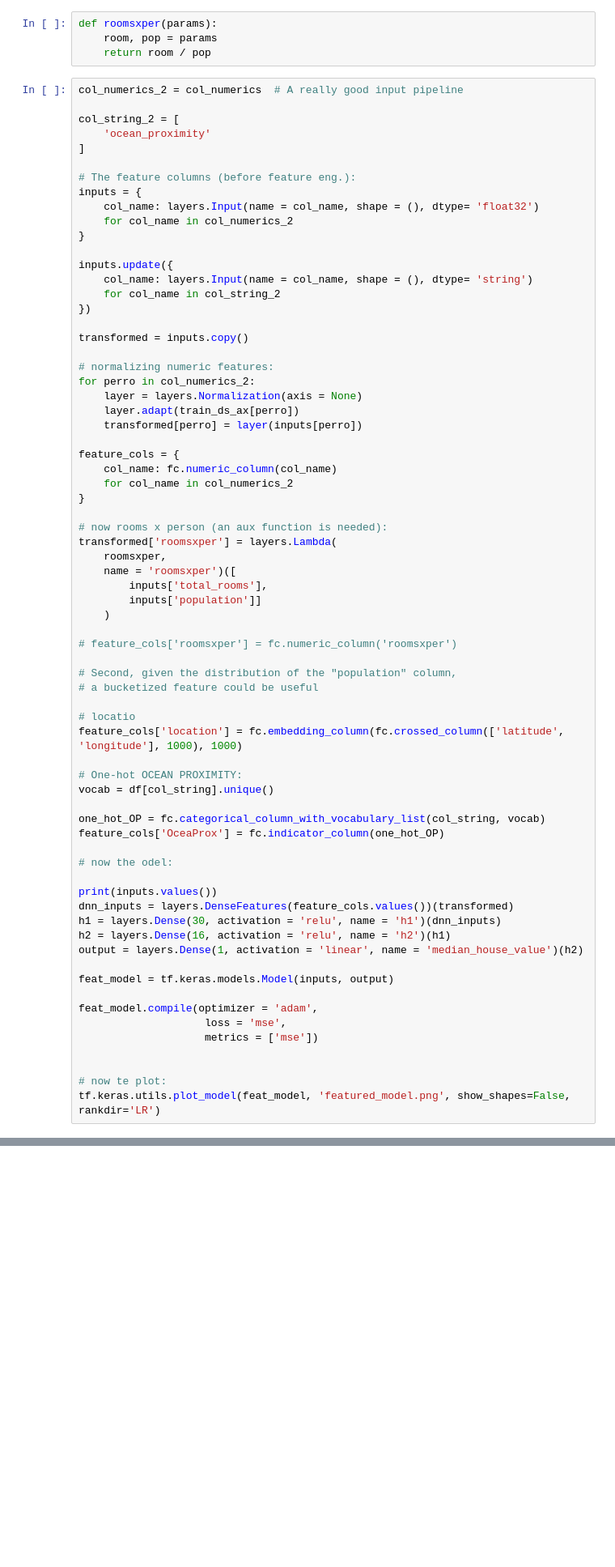
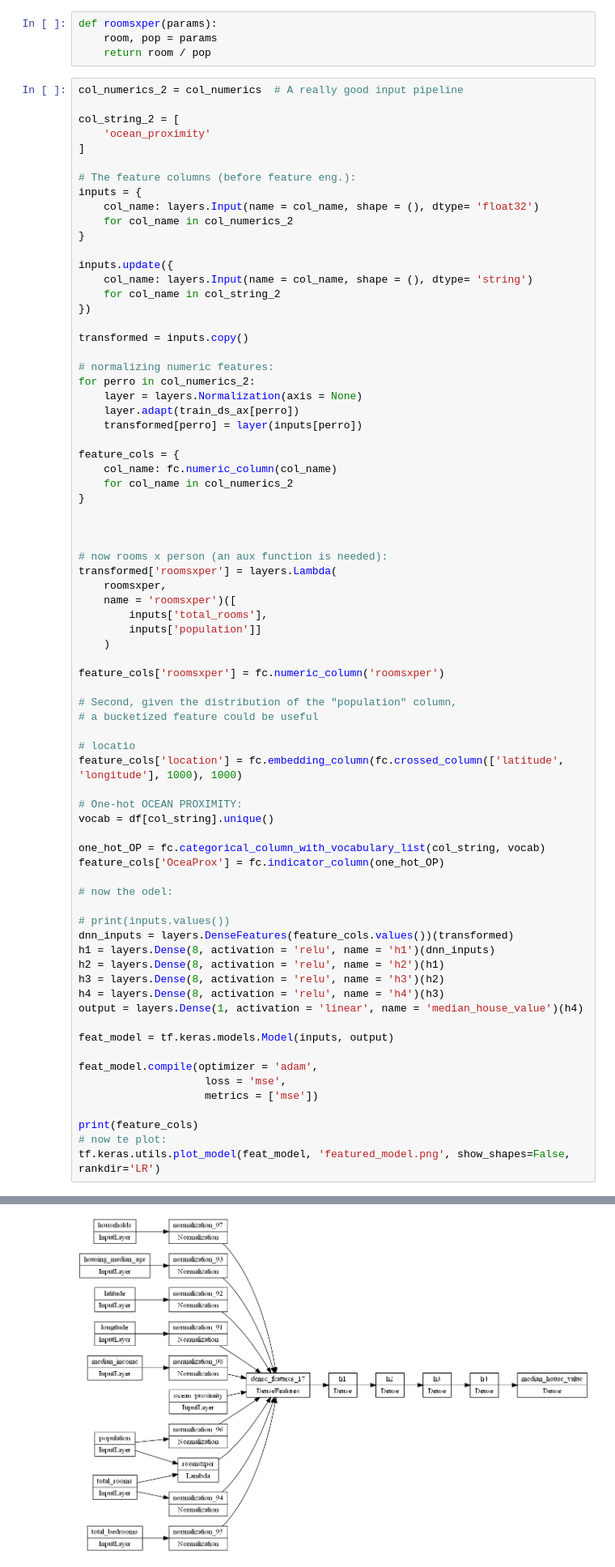
Before and after one commit to loaspra/feature-eng-tf, a Jupyter notebook: house_pricing.ipynb, the cells around one changed output, grey strips where cells are left out. Shown at 81% size. Drawn from its saved outputs; the diff is of its cells as text; blank space fills up the shorter version.

```diff
--- a/house_pricing.ipynb
+++ b/house_pricing.ipynb
@@ -255,6 +255,8 @@ feature_cols = {
     for col_name in col_numerics_2
 }
 
+
+
 # now rooms x person (an aux function is needed):
 transformed['roomsxper'] = layers.Lambda(
     roomsxper,
@@ -263,7 +265,7 @@ transformed['roomsxper'] = layers.Lambda(
         inputs['population']]
     )
 
-# feature_cols['roomsxper'] = fc.numeric_column('roomsxper')
+feature_cols['roomsxper'] = fc.numeric_column('roomsxper')
 
 # Second, given the distribution of the "population" column,
 # a bucketized feature could be useful
@@ -279,11 +281,13 @@ feature_cols['OceaProx'] = fc.indicator_column(one_hot_OP)
 
 # now the odel:
 
-print(inputs.values())
+# print(inputs.values())
 dnn_inputs = layers.DenseFeatures(feature_cols.values())(transformed)
-h1 = layers.Dense(30, activation = 'relu', name = 'h1')(dnn_inputs)
-h2 = layers.Dense(16, activation = 'relu', name = 'h2')(h1)
-output = layers.Dense(1, activation = 'linear', name = 'median_house_value')(h2)
+h1 = layers.Dense(8, activation = 'relu', name = 'h1')(dnn_inputs)
+h2 = layers.Dense(8, activation = 'relu', name = 'h2')(h1)
+h3 = layers.Dense(8, activation = 'relu', name = 'h3')(h2)
+h4 = layers.Dense(8, activation = 'relu', name = 'h4')(h3)
+output = layers.Dense(1, activation = 'linear', name = 'median_house_value')(h4)
 
 feat_model = tf.keras.models.Model(inputs, output)
 
@@ -291,7 +295,7 @@ feat_model.compile(optimizer = 'adam',
                     loss = 'mse',
                     metrics = ['mse'])
 
-
+print(feature_cols)
 # now te plot:
 tf.keras.utils.plot_model(feat_model, 'featured_model.png', show_shapes=False, rankdir='LR')
 # %% [output]
@@ -300,3 +303,4 @@ You must install pydot (`pip install pydot`) and install graphviz (see instructi
+[figure, added]
 # %% [markdown]
 In this case, the new features are:
 + Location (crossing latitude and longitude)
```
Also changed, not shown: parts of 10 cells of this notebook, 3 other files.
